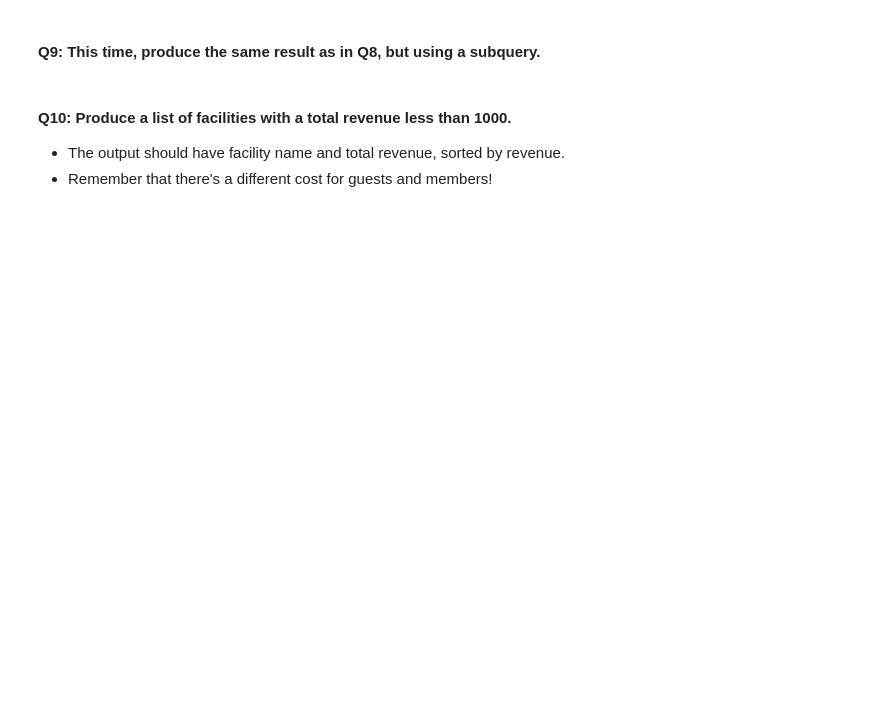
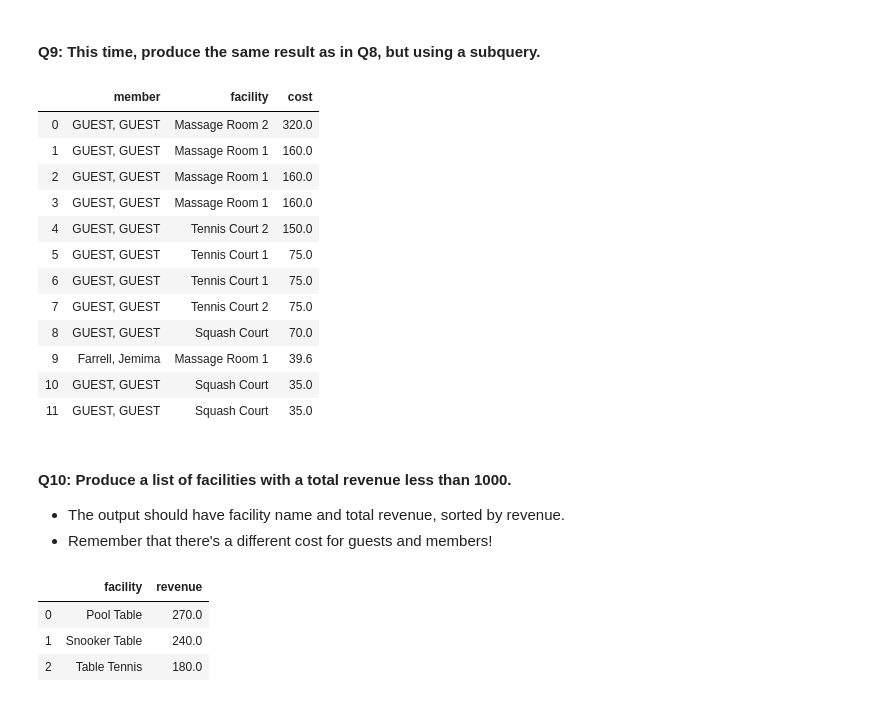
Before and after one commit to gperdrizet/SQL_with_spark, a Jupyter notebook: Mini_Project_SQL_with_Spark.ipynb, the cells around one changed output. Saved outputs shown, nothing was run; the diff lists cells and outputs as text; code cells hidden in the pictures; blank space fills up the shorter version.

```diff
--- a/Mini_Project_SQL_with_Spark.ipynb
+++ b/Mini_Project_SQL_with_Spark.ipynb
@@ -414,3 +370,39 @@ result.toPandas()
+# %%
+# Solution 2 - use subquery
+
+# Calculate and then SELECT cost in subquery. Then use cost in WHERE clause
+
+result = run_sql('''SELECT member, facility, cost FROM
+                        (
+                            SELECT CONCAT(surname, ', ', firstname) AS member, name AS facility,
+                                CASE WHEN b.memid == 0 THEN (b.slots * f.guestcost)
+                                ELSE (b.slots * f.membercost) END
+                                AS cost FROM members AS M
+                                INNER JOIN bookings AS b
+                                    ON m.memid = b.memid
+                                INNER JOIN facilities AS f
+                                    ON f.facid = b.facid
+                                    WHERE Date(b.starttime) = '2012-09-14'
+                        )
+                        AS tmp
+                            WHERE cost > 30
+                            ORDER BY cost DESC
+                 ''')
+result.toPandas()
+# %% [output]
+|  | member | facility | cost |
+| 0 | GUEST, GUEST | Massage Room 2 | 320.0 |
+| 1 | GUEST, GUEST | Massage Room 1 | 160.0 |
+| 2 | GUEST, GUEST | Massage Room 1 | 160.0 |
+| 3 | GUEST, GUEST | Massage Room 1 | 160.0 |
+| 4 | GUEST, GUEST | Tennis Court 2 | 150.0 |
+| 5 | GUEST, GUEST | Tennis Court 1 | 75.0 |
+| 6 | GUEST, GUEST | Tennis Court 1 | 75.0 |
+| 7 | GUEST, GUEST | Tennis Court 2 | 75.0 |
+| 8 | GUEST, GUEST | Squash Court | 70.0 |
+| 9 | Farrell, Jemima | Massage Room 1 | 39.6 |
+| 10 | GUEST, GUEST | Squash Court | 35.0 |
+| 11 | GUEST, GUEST | Squash Court | 35.0 |
 # %% [markdown]
 #### Q10: Produce a list of facilities with a total revenue less than 1000.
 - The output should have facility name and total revenue, sorted by revenue.
@@ -423,2 +410,27 @@ result.toPandas()
+# %%
+# Use subquery from Q9 to calculate and select cost by booking. Then GROUP BY facility.
+
+result = run_sql('''SELECT facility, SUM(cost) AS revenue FROM
+                        (
+                            SELECT name AS facility,
+                                CASE WHEN b.memid == 0 THEN (b.slots * f.guestcost)
+                                ELSE (b.slots * f.membercost) END
+                                AS cost FROM members AS M
+                                INNER JOIN bookings AS b
+                                    ON m.memid = b.memid
+                                INNER JOIN facilities AS f
+                                    ON f.facid = b.facid
+                        )
+                        AS tmp
+                        GROUP BY facility
+                            HAVING revenue < 1000
+                        ORDER BY revenue DESC
+                 ''')
+result.toPandas()
+# %% [output]
+|  | facility | revenue |
+| 0 | Pool Table | 270.0 |
+| 1 | Snooker Table | 240.0 |
+| 2 | Table Tennis | 180.0 |
 # %%
 sc.stop()
```
Also changed, not shown: parts of 8 cells of this notebook.
